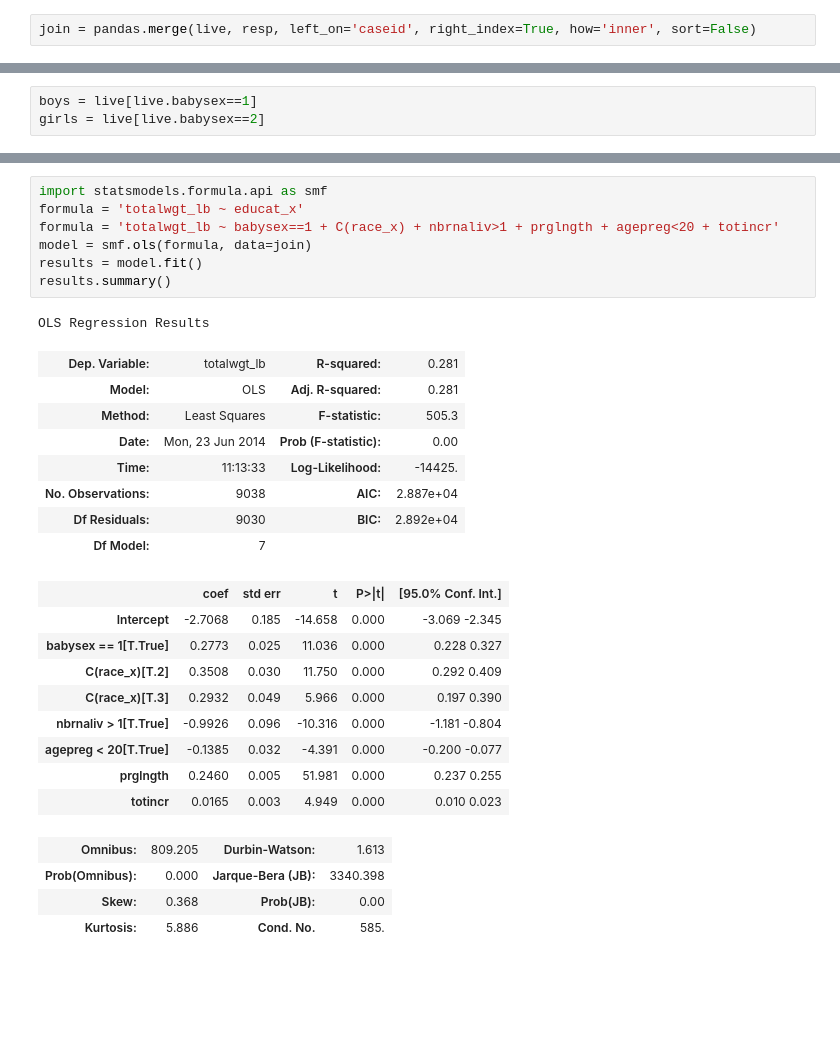
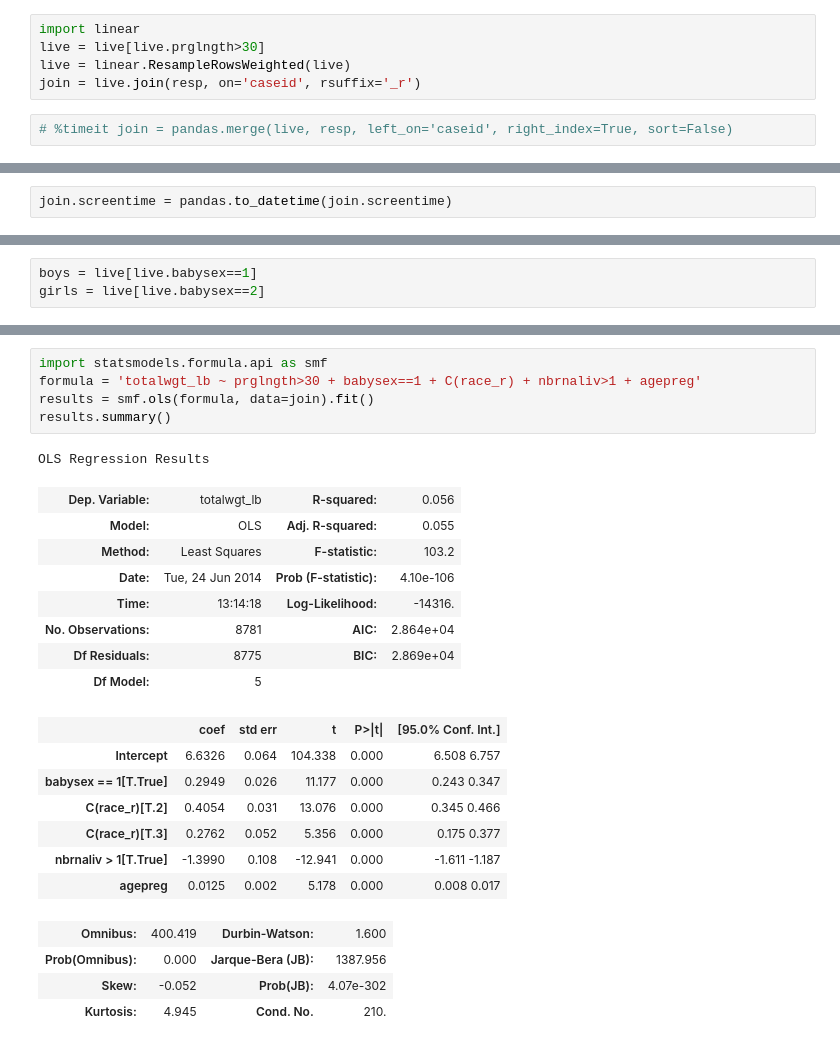
Before and after one commit to AllenDowney/ThinkStats2, a Jupyter notebook: code/Sandbox.ipynb, the cells around one changed output, grey strips where cells are left out. Drawn from its saved outputs; the diff is of its cells as text; blank space fills up the shorter version.

```diff
--- a/code/Sandbox.ipynb
+++ b/code/Sandbox.ipynb
@@ -198,2 +207,7 @@ len(resp.columns)
+# %%
+import linear
+live = live[live.prglngth>30]
+live = linear.ResampleRowsWeighted(live)
+join = live.join(resp, on='caseid', rsuffix='_r')
 # %%
-join = pandas.merge(live, resp, left_on='caseid', right_index=True, how='inner', sort=False)
+# %timeit join = pandas.merge(live, resp, left_on='caseid', right_index=True, sort=False)
@@ -215,3 +233,5 @@ def QuickLeastSquares(xs, ys):
     res = ys - (inter + slope * xs)
     mse = np.dot(res, res) / n
     return inter, slope, mse
+# %%
+join.screentime = pandas.to_datetime(join.screentime)
@@ -301,30 +332,26 @@ girls.totalwgt_lb.mean()
 # %%
 import statsmodels.formula.api as smf
-formula = 'totalwgt_lb ~ educat_x'
-formula = 'totalwgt_lb ~ babysex==1 + C(race_x) + nbrnaliv>1 + prglngth + agepreg<20 + totincr'
-model = smf.ols(formula, data=join)
-results = model.fit()
+formula = 'totalwgt_lb ~ prglngth>30 + babysex==1 + C(race_r) + nbrnaliv>1 + agepreg'
+results = smf.ols(formula, data=join).fit()
 results.summary()
 # %% [output]
 OLS Regression Results
-| Dep. Variable: | totalwgt_lb | R-squared: | 0.281 |
-| Model: | OLS | Adj. R-squared: | 0.281 |
-| Method: | Least Squares | F-statistic: | 505.3 |
-| Date: | Mon, 23 Jun 2014 | Prob (F-statistic): | 0.00 |
-| Time: | 11:13:33 | Log-Likelihood: | -14425. |
-| No. Observations: | 9038 | AIC: | 2.887e+04 |
-| Df Residuals: | 9030 | BIC: | 2.892e+04 |
-| Df Model: | 7 |  |  |
+| Dep. Variable: | totalwgt_lb | R-squared: | 0.056 |
+| Model: | OLS | Adj. R-squared: | 0.055 |
+| Method: | Least Squares | F-statistic: | 103.2 |
+| Date: | Tue, 24 Jun 2014 | Prob (F-statistic): | 4.10e-106 |
+| Time: | 13:14:18 | Log-Likelihood: | -14316. |
+| No. Observations: | 8781 | AIC: | 2.864e+04 |
+| Df Residuals: | 8775 | BIC: | 2.869e+04 |
+| Df Model: | 5 |  |  |
 |  | coef | std err | t | P>|t| | [95.0% Conf. Int.] |
-| Intercept | -2.7068 | 0.185 | -14.658 | 0.000 | -3.069 -2.345 |
-| babysex == 1[T.True] | 0.2773 | 0.025 | 11.036 | 0.000 | 0.228 0.327 |
-| C(race_x)[T.2] | 0.3508 | 0.030 | 11.750 | 0.000 | 0.292 0.409 |
-| C(race_x)[T.3] | 0.2932 | 0.049 | 5.966 | 0.000 | 0.197 0.390 |
-| nbrnaliv > 1[T.True] | -0.9926 | 0.096 | -10.316 | 0.000 | -1.181 -0.804 |
-| agepreg < 20[T.True] | -0.1385 | 0.032 | -4.391 | 0.000 | -0.200 -0.077 |
-| prglngth | 0.2460 | 0.005 | 51.981 | 0.000 | 0.237 0.255 |
-| totincr | 0.0165 | 0.003 | 4.949 | 0.000 | 0.010 0.023 |
+| Intercept | 6.6326 | 0.064 | 104.338 | 0.000 | 6.508 6.757 |
+| babysex == 1[T.True] | 0.2949 | 0.026 | 11.177 | 0.000 | 0.243 0.347 |
+| C(race_r)[T.2] | 0.4054 | 0.031 | 13.076 | 0.000 | 0.345 0.466 |
+| C(race_r)[T.3] | 0.2762 | 0.052 | 5.356 | 0.000 | 0.175 0.377 |
+| nbrnaliv > 1[T.True] | -1.3990 | 0.108 | -12.941 | 0.000 | -1.611 -1.187 |
+| agepreg | 0.0125 | 0.002 | 5.178 | 0.000 | 0.008 0.017 |
-| Omnibus: | 809.205 | Durbin-Watson: | 1.613 |
-| Prob(Omnibus): | 0.000 | Jarque-Bera (JB): | 3340.398 |
-| Skew: | 0.368 | Prob(JB): | 0.00 |
-| Kurtosis: | 5.886 | Cond. No. | 585. |
+| Omnibus: | 400.419 | Durbin-Watson: | 1.600 |
+| Prob(Omnibus): | 0.000 | Jarque-Bera (JB): | 1387.956 |
+| Skew: | -0.052 | Prob(JB): | 4.07e-302 |
+| Kurtosis: | 4.945 | Cond. No. | 210. |
```
Also changed, not shown: parts of 18 cells of this notebook, 2 other files.
